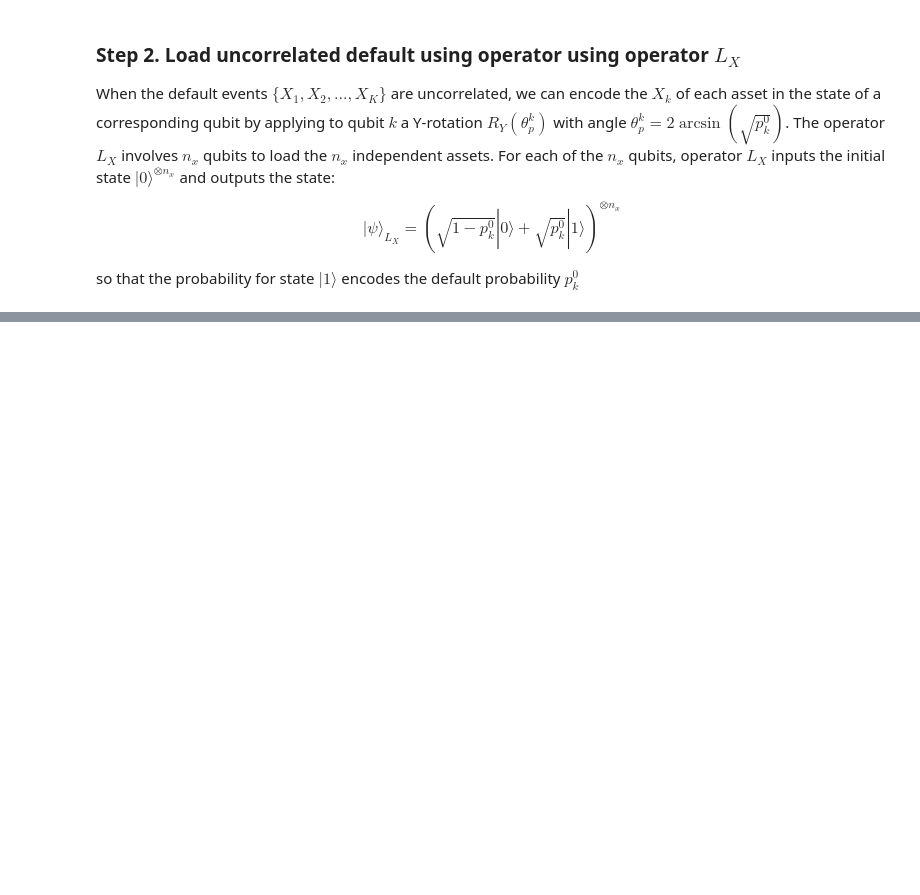
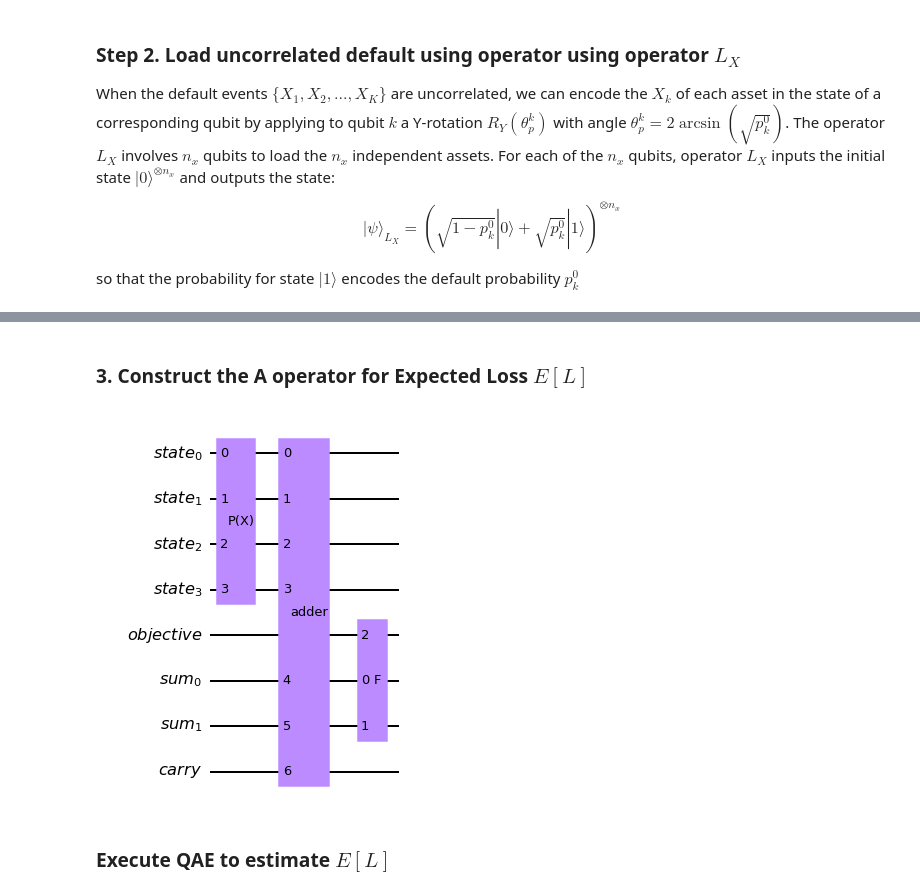
Before and after one commit to ZiyuanLi007/quantumalg, a Jupyter notebook: technotes/TechNotes_CreditRiskQAE.ipynb, the cells around one changed output, grey strips where cells are left out. Cells and saved outputs as stored; diff of their text form; code cells hidden in the pictures; blank space fills up the shorter version.

```diff
--- a/technotes/TechNotes_CreditRiskQAE.ipynb
+++ b/technotes/TechNotes_CreditRiskQAE.ipynb
@@ -82,0 +255,59 @@ $$|\psi\rangle_{L_Z} = \sum_{z=0}^{2^{n_z}-1} \sqrt{f(z)} |z\rangle (\sqrt{1-p_k
+# %% [markdown]
+### 3. Construct the A operator for Expected Loss $E[L]$
+# %%
+# add Z qubits with weight/loss 0
+from qiskit.circuit.library import WeightedAdder
+agg = WeightedAdder(n_z + K, [0] * n_z + lgd)
+
+from qiskit.circuit.library import LinearAmplitudeFunction
+# define linear objective function
+breakpoints = [0]
+slopes = [1]
+offsets = [0]
+f_min = 0
+f_max = sum(lgd)
+c_approx = 0.25
+
+objective = LinearAmplitudeFunction(
+    agg.num_sum_qubits,
+    slope=slopes,
+    offset=offsets,
+    # max value that can be reached by the qubit register (will not always be reached)
+    domain=(0, 2 ** agg.num_sum_qubits - 1),
+    image=(f_min, f_max),
+    rescaling_factor=c_approx,
+    breakpoints=breakpoints,
+)
+
+def get_expectedloss_circuit():
+    # define the registers for convenience and readability
+    qr_state = QuantumRegister(u.num_qubits, "state")
+    qr_sum = QuantumRegister(agg.num_sum_qubits, "sum")
+    qr_carry = QuantumRegister(agg.num_carry_qubits, "carry")
+    qr_obj = QuantumRegister(1, "objective")
+
+    # define the circuit
+    state_preparation = QuantumCircuit(qr_state, qr_obj, qr_sum, qr_carry, name="A")
+
+    # load the random variable
+    state_preparation.append(u, qr_state)
+
+    # aggregate
+    state_preparation.append(agg, qr_state[:] + qr_sum[:] + qr_carry[:])
+
+    # linear objective function
+    state_preparation.append(objective.to_gate(), qr_sum[:] + qr_obj[:])
+
+    # uncompute aggregation
+    #state_preparation.append(agg.inverse(), qr_state[:] + qr_sum[:] + qr_carry[:])
+
+    return state_preparation
+
+state_preparation = get_expectedloss_circuit()
+#state_preparation.measure_all()
+# draw the circuit
+state_preparation.draw()
+# %% [output]
+[figure, added]
+# %% [markdown]
+### Execute QAE to estimate $E[L]$
```
Also changed, not shown: parts of 23 cells of this notebook.
